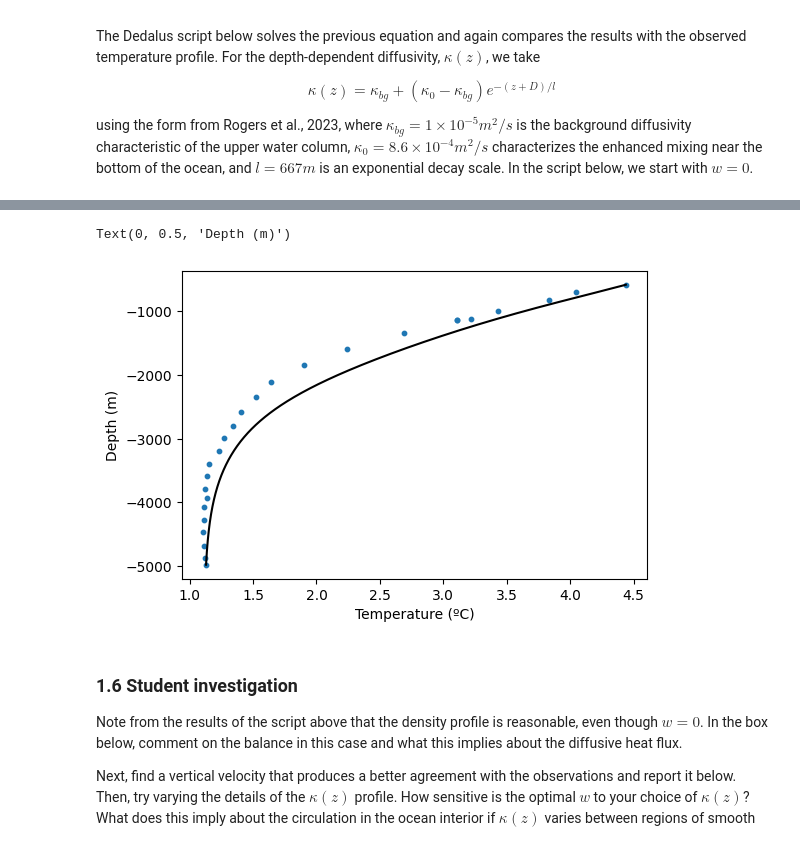
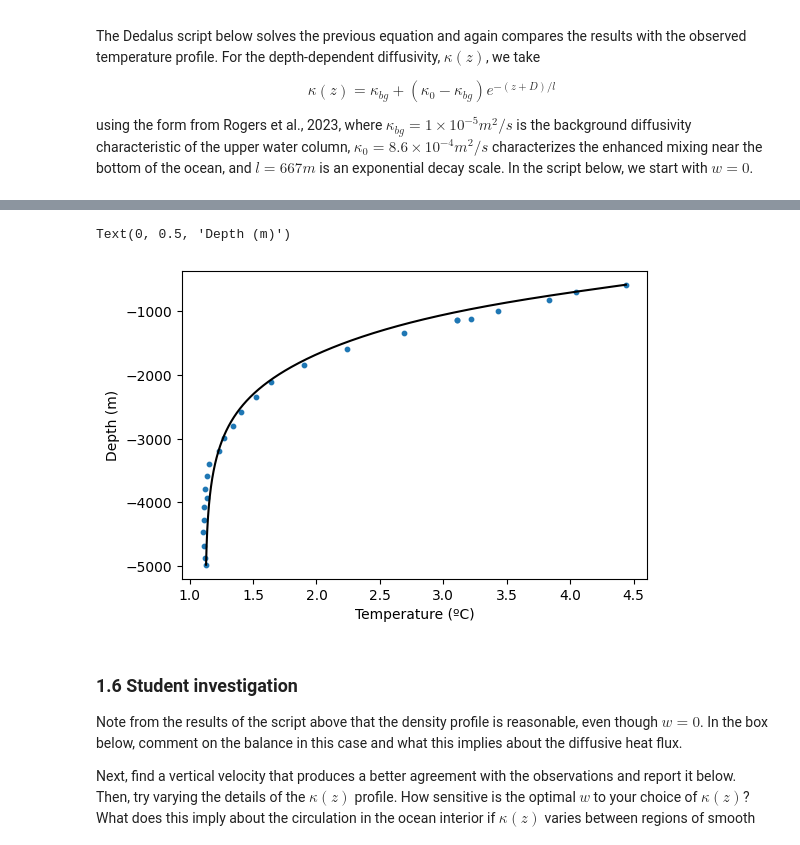
Before and after one commit to sdat2/QCES, a Jupyter notebook: Project2_transport_simon.ipynb, the cells around one changed output, grey strips where cells are left out. Cells and saved outputs as stored; diff of their text form; code cells hidden in the pictures.

```diff
--- a/Project2_transport_simon.ipynb
+++ b/Project2_transport_simon.ipynb
@@ -222,7 +222,7 @@ T_bottom = CTD_T[0]
 Nz = 1000
 
 # Set the vertical velocity
-w = 0 # m/s
+w = 1e-8 # m/s
 
 # Bases
 zcoord = d3.Coordinate('z')
@@ -271,5 +271,5 @@ INFO:subsystems:Building subproblem matrices 1/1 (~100%) Elapsed: 0s, Remaining:
 Text(0, 0.5, 'Depth (m)')
-[figure, old version]
+[figure, new version]
 # %% [markdown]
 ### 1.6 Student investigation
 <a id='section1pt6'></a>
```
Also changed, not shown: parts of 9 cells of this notebook.
